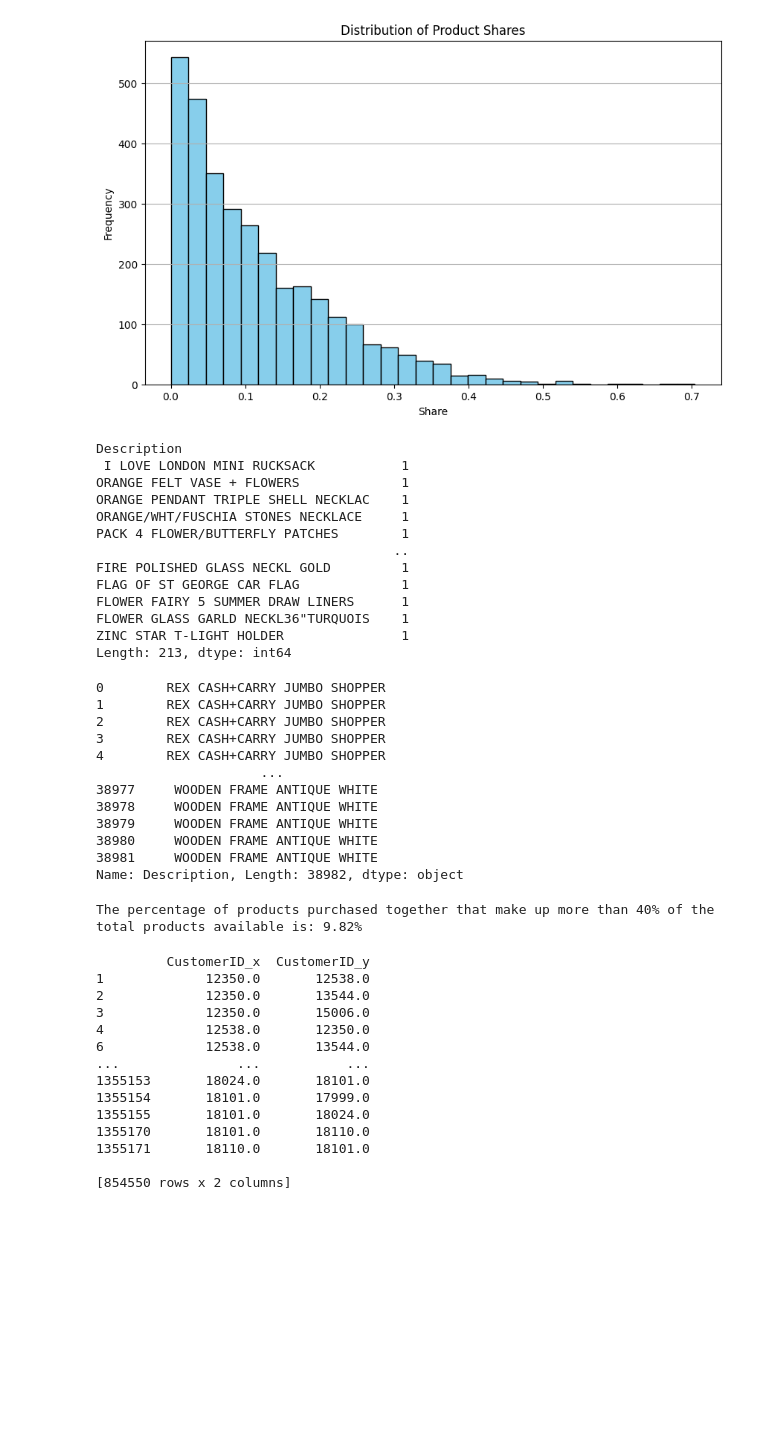
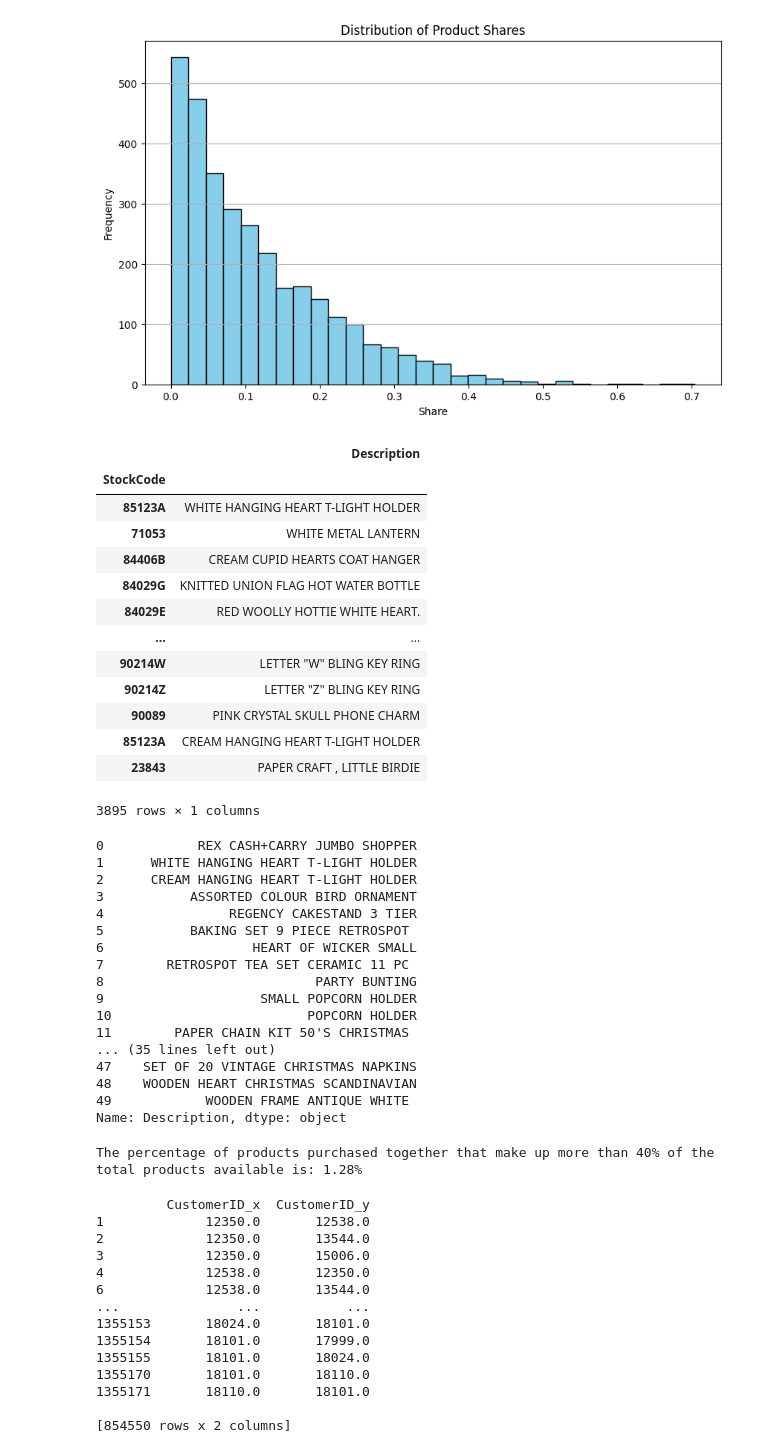
Before and after one commit to DEISI-ULHT-TFC-2023-24/TFC-DEISEI64-E-Commerce, a Jupyter notebook: Queries.ipynb, the cells around one changed output. Drawn from its saved outputs; the diff is of its cells as text; code cells hidden in the pictures; blank space fills up the shorter version.

Commit message:
Fixed a problem with product descriptions

```diff
--- a/Queries.ipynb
+++ b/Queries.ipynb
@@ -499,27 +499,26 @@ plt.show()
 [figure]
 # %%
 #Creating a DataFrame containing Descriptions and StockCode columns
-product_descriptions = filtered_data_stockcode[['StockCode', 'Description']]
+product_descriptions = filtered_data_stockcode[['StockCode', 'Description']].drop_duplicates()
 
 product_descriptions.set_index('StockCode', inplace=True)
 
-product_descriptions.drop_duplicates(keep=False, inplace=True, ignore_index=False)
-
-product_descriptions.value_counts()
+product_descriptions
 # %% [output]
+|  | Description |
+| StockCode |  |
+| 85123A | WHITE HANGING HEART T-LIGHT HOLDER |
+| 71053 | WHITE METAL LANTERN |
+| 84406B | CREAM CUPID HEARTS COAT HANGER |
+| 84029G | KNITTED UNION FLAG HOT WATER BOTTLE |
+| 84029E | RED WOOLLY HOTTIE WHITE HEART. |
+| ... | ... |
+| 90214W | LETTER "W" BLING KEY RING |
+| 90214Z | LETTER "Z" BLING KEY RING |
+| 90089 | PINK CRYSTAL SKULL PHONE CHARM |
+| 85123A | CREAM HANGING HEART T-LIGHT HOLDER |
+| 23843 | PAPER CRAFT , LITTLE BIRDIE |
-Description
- I LOVE LONDON MINI RUCKSACK           1
-ORANGE FELT VASE + FLOWERS             1
-ORANGE PENDANT TRIPLE SHELL NECKLAC    1
-ORANGE/WHT/FUSCHIA STONES NECKLACE     1
-PACK 4 FLOWER/BUTTERFLY PATCHES        1
-                                      ..
-FIRE POLISHED GLASS NECKL GOLD         1
-FLAG OF ST GEORGE CAR FLAG             1
-FLOWER FAIRY 5 SUMMER DRAW LINERS      1
-FLOWER GLASS GARLD NECKL36"TURQUOIS    1
-ZINC STAR T-LIGHT HOLDER               1
-Length: 213, dtype: int64
+3895 rows × 1 columns
 # %%
 # Filter product_counts to include only products with share > 0.4
 filtered_products = product_counts[product_counts['Share'] > 0.4]
@@ -534,34 +533,37 @@ high_share_products = merged_data[merged_data['Share'] > 0.4]
 high_share_products_descriptions = high_share_products['Description']
 
 high_share_products_descriptions
-
-# This is getting an error (NaaN values)
 # %% [output]
-0        REX CASH+CARRY JUMBO SHOPPER
-1        REX CASH+CARRY JUMBO SHOPPER
-2        REX CASH+CARRY JUMBO SHOPPER
-3        REX CASH+CARRY JUMBO SHOPPER
-4        REX CASH+CARRY JUMBO SHOPPER
-                     ...
-38977     WOODEN FRAME ANTIQUE WHITE
-38978     WOODEN FRAME ANTIQUE WHITE
-38979     WOODEN FRAME ANTIQUE WHITE
-38980     WOODEN FRAME ANTIQUE WHITE
-38981     WOODEN FRAME ANTIQUE WHITE
-Name: Description, Length: 38982, dtype: object
+0            REX CASH+CARRY JUMBO SHOPPER
+1      WHITE HANGING HEART T-LIGHT HOLDER
+2      CREAM HANGING HEART T-LIGHT HOLDER
+3           ASSORTED COLOUR BIRD ORNAMENT
+4                REGENCY CAKESTAND 3 TIER
+5           BAKING SET 9 PIECE RETROSPOT
+6                   HEART OF WICKER SMALL
+7        RETROSPOT TEA SET CERAMIC 11 PC
+8                           PARTY BUNTING
+9                    SMALL POPCORN HOLDER
+10                         POPCORN HOLDER
+11        PAPER CHAIN KIT 50'S CHRISTMAS
+... (35 lines left out)
+47    SET OF 20 VINTAGE CHRISTMAS NAPKINS
+48    WOODEN HEART CHRISTMAS SCANDINAVIAN
+49            WOODEN FRAME ANTIQUE WHITE
+Name: Description, dtype: object
 # %%
 # Calculate total number of products available
 total_products = len(product_descriptions)
 
 # Calculate total number of high-share products
-total_high_share_products = len(high_share_products)
+total_high_share_products = len(high_share_products) # Put this in the output
 
 # Calculate percentage of high-share products
 percentage_high_share = (total_high_share_products / total_products) * 100
 
 print(f"The percentage of products purchased together that make up more than 40% of the total products available is: {percentage_high_share:.2f}%")
 # %% [output]
-The percentage of products purchased together that make up more than 40% of the total products available is: 9.82%
+The percentage of products purchased together that make up more than 40% of the total products available is: 1.28%
 # %%
 #----------------- Client-Client Relation -----------------#
 
```
Also changed, not shown: 2 other files.
